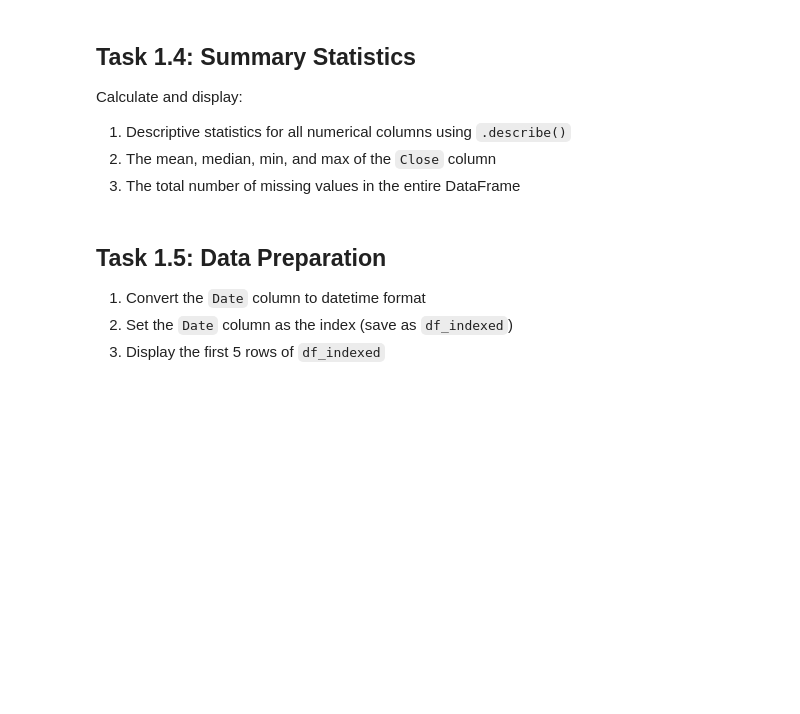
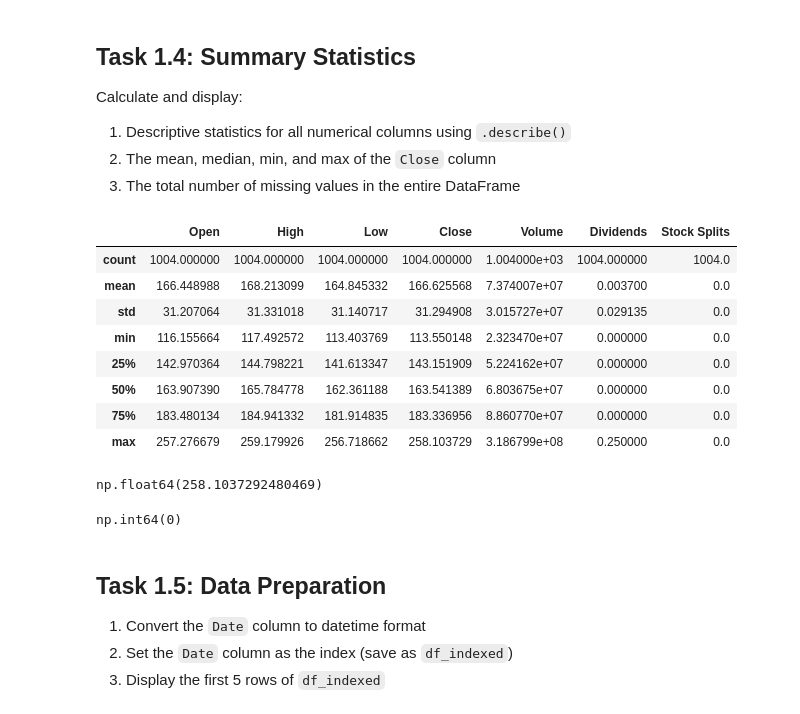
Before and after one commit to kuruscufatih/applied-finance-python, a Jupyter notebook: 0_learning_python/python_advanced/exercise_pandas.ipynb, the cells around one changed output. Saved outputs shown, nothing was run; the diff lists cells and outputs as text; code cells hidden in the pictures; blank space fills up the shorter version.

```diff
--- a/0_learning_python/python_advanced/exercise_pandas.ipynb
+++ b/0_learning_python/python_advanced/exercise_pandas.ipynb
@@ -41,6 +91,26 @@ Calculate and display:
 1. Descriptive statistics for all numerical columns using `.describe()`
 2. The mean, median, min, and max of the `Close` column
 3. The total number of missing values in the entire DataFrame
+# %%
+df.describe()
+# %% [output]
+|  | Open | High | Low | Close | Volume | Dividends | Stock Splits |
+| count | 1004.000000 | 1004.000000 | 1004.000000 | 1004.000000 | 1.004000e+03 | 1004.000000 | 1004.0 |
+| mean | 166.448988 | 168.213099 | 164.845332 | 166.625568 | 7.374007e+07 | 0.003700 | 0.0 |
+| std | 31.207064 | 31.331018 | 31.140717 | 31.294908 | 3.015727e+07 | 0.029135 | 0.0 |
+| min | 116.155664 | 117.492572 | 113.403769 | 113.550148 | 2.323470e+07 | 0.000000 | 0.0 |
+| 25% | 142.970364 | 144.798221 | 141.613347 | 143.151909 | 5.224162e+07 | 0.000000 | 0.0 |
+| 50% | 163.907390 | 165.784778 | 162.361188 | 163.541389 | 6.803675e+07 | 0.000000 | 0.0 |
+| 75% | 183.480134 | 184.941332 | 181.914835 | 183.336956 | 8.860770e+07 | 0.000000 | 0.0 |
+| max | 257.276679 | 259.179926 | 256.718662 | 258.103729 | 3.186799e+08 | 0.250000 | 0.0 |
+# %%
+df['Close'].max() #min, max
+# %% [output]
+np.float64(258.1037292480469)
+# %%
+df.isnull().sum().sum()
+# %% [output]
+np.int64(0)
 # %% [markdown]
 ## Task 1.5: Data Preparation
 
```
Also changed, not shown: parts of 18 cells of this notebook, 2 other files.
